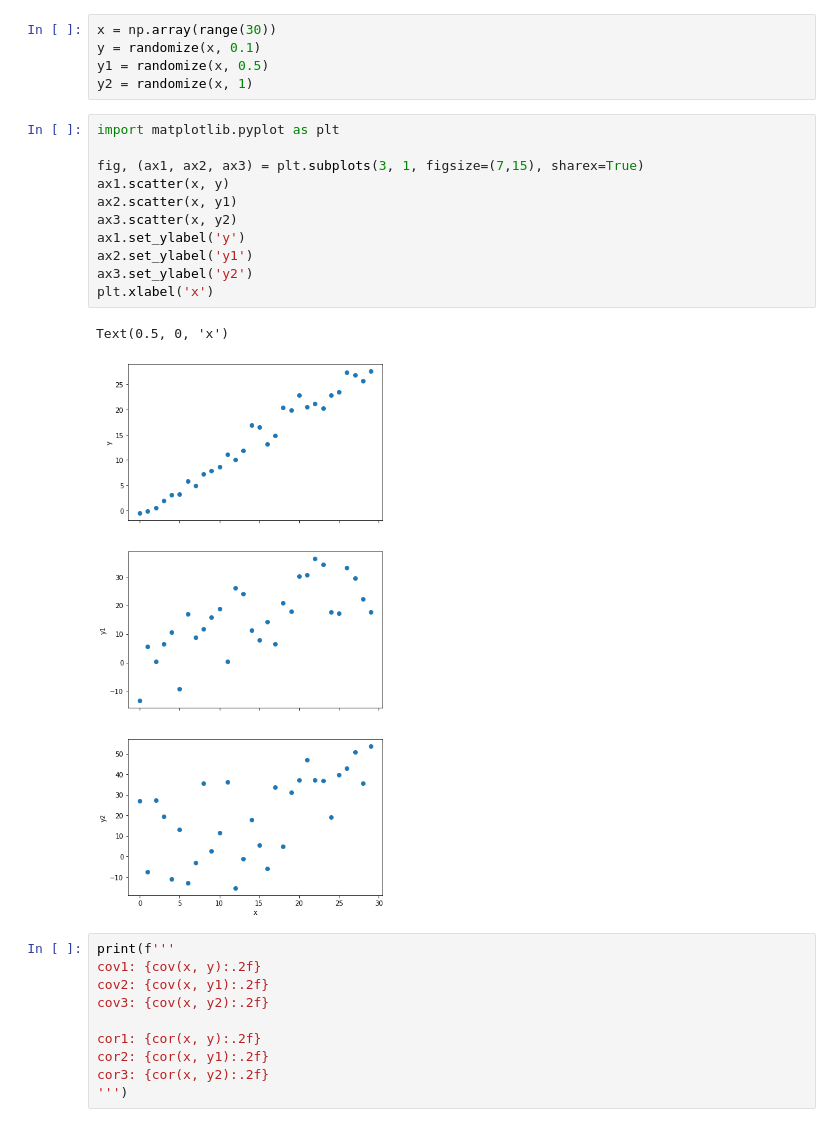
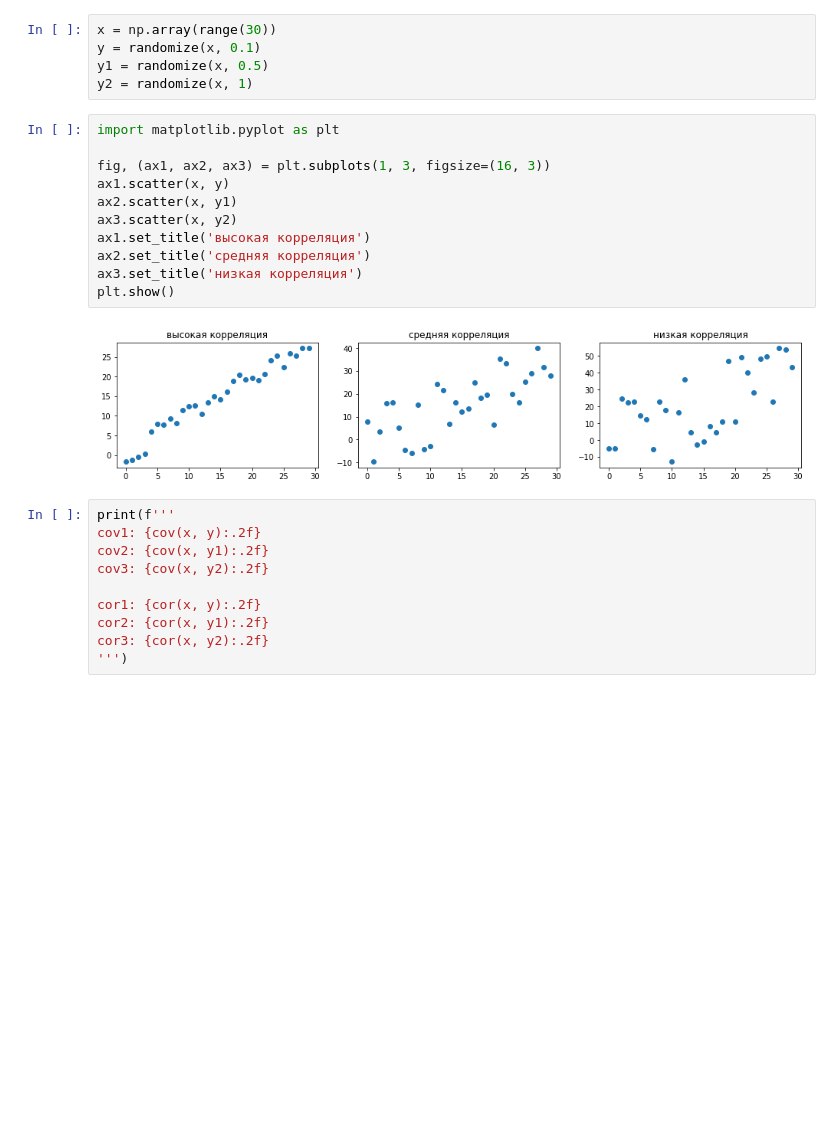
Before and after one commit to KlukvaMors/basic_stat, a Jupyter notebook: конспект.ipynb, the cells around one changed output. Cells and saved outputs as stored; diff of their text form; blank space fills up the shorter version.

```diff
--- a/конспект.ipynb
+++ b/конспект.ipynb
@@ -770,17 +773,16 @@ y2 = randomize(x, 1)
 # %%
 import matplotlib.pyplot as plt
 
-fig, (ax1, ax2, ax3) = plt.subplots(3, 1, figsize=(7,15), sharex=True)
+fig, (ax1, ax2, ax3) = plt.subplots(1, 3, figsize=(16, 3))
 ax1.scatter(x, y)
 ax2.scatter(x, y1)
 ax3.scatter(x, y2)
-ax1.set_ylabel('y')
-ax2.set_ylabel('y1')
-ax3.set_ylabel('y2')
-plt.xlabel('x')
+ax1.set_title('высокая корреляция')
+ax2.set_title('средняя корреляция')
+ax3.set_title('низкая корреляция')
+plt.show()
 # %% [output]
-Text(0.5, 0, 'x')
-[figure, old version]
+[figure, new version]
 # %%
 print(f'''
 cov1: {cov(x, y):.2f}
```
Also changed, not shown: parts of 6 cells of this notebook.
